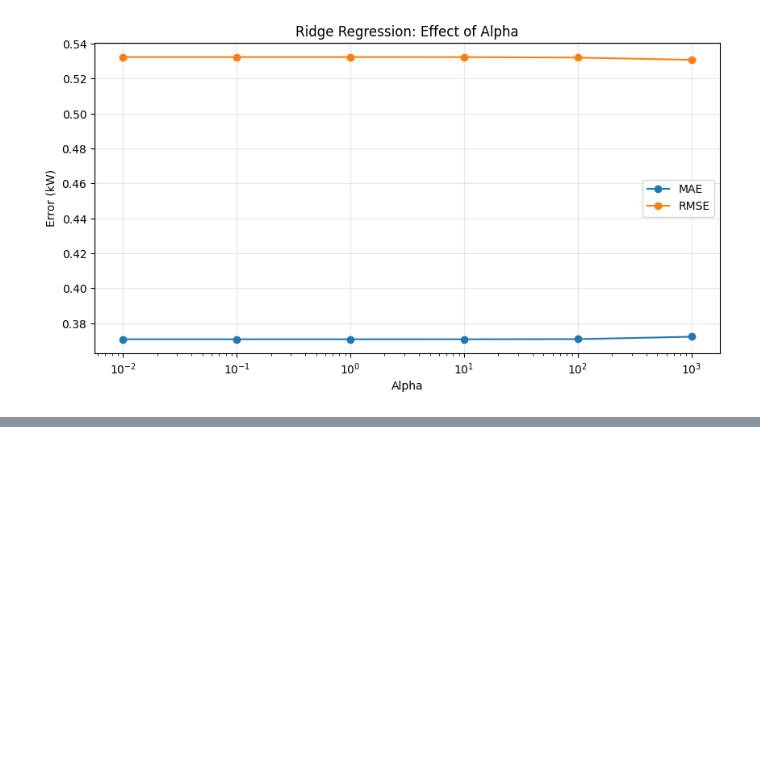
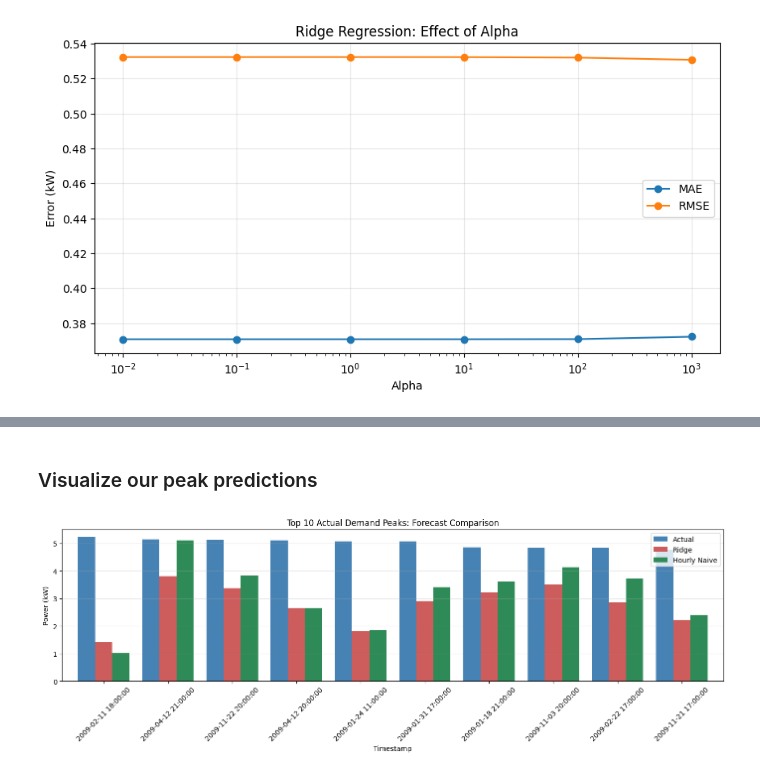
Before and after one commit to akeight/gridpulse, a Jupyter notebook: notebooks/ridge_regression.ipynb, the cells around one changed output, grey strips where cells are left out. Saved outputs shown, nothing was run; the diff lists cells and outputs as text; code cells hidden in the pictures; blank space fills up the shorter version.

Commit message:
feat: complete ridge peak demand and residual analysis

```diff
--- a/notebooks/ridge_regression.ipynb
+++ b/notebooks/ridge_regression.ipynb
@@ -638,0 +646,24 @@ plt.show()
+# %%
+peak_analysis = comparison.copy()
+
+# Calculate signed residuals
+peak_analysis["ridge_residual"] = (
+    peak_analysis["target_kw"] -
+    peak_analysis["ridge"]
+)
+
+# Select the 10 highest actual demand observations
+top_10_peaks = peak_analysis.nlargest(
+    10, "target_kw"
+)
+
+top_10_peaks[
+    [
+        "target_kw",
+        "ridge",
+        "lag_1",
+        "lag_24",
+        "lag_168",
+        "ridge_residual"
+    ]
+]
@@ -638,0 +683,22 @@ plt.show()
+# %% [markdown]
+### Visualize our peak predictions
+# %%
+top_10_peaks[
+    ["target_kw", "ridge", "lag_1"]
+].plot(
+    kind="bar",
+    figsize=(14, 5),
+    width=0.8,
+    color=["steelblue", "indianred", "seagreen"]
+)
+
+plt.title("Top 10 Actual Demand Peaks: Forecast Comparison")
+plt.xlabel("Timestamp")
+plt.ylabel("Power (kW)")
+plt.legend(["Actual", "Ridge", "Hourly Naive"])
+plt.xticks(rotation=45)
+plt.grid(axis="y", alpha=0.3)
+plt.tight_layout()
+plt.show()
+# %% [output]
+[figure, added]
```
Also changed, not shown: parts of 12 cells of this notebook, 1 other file.
